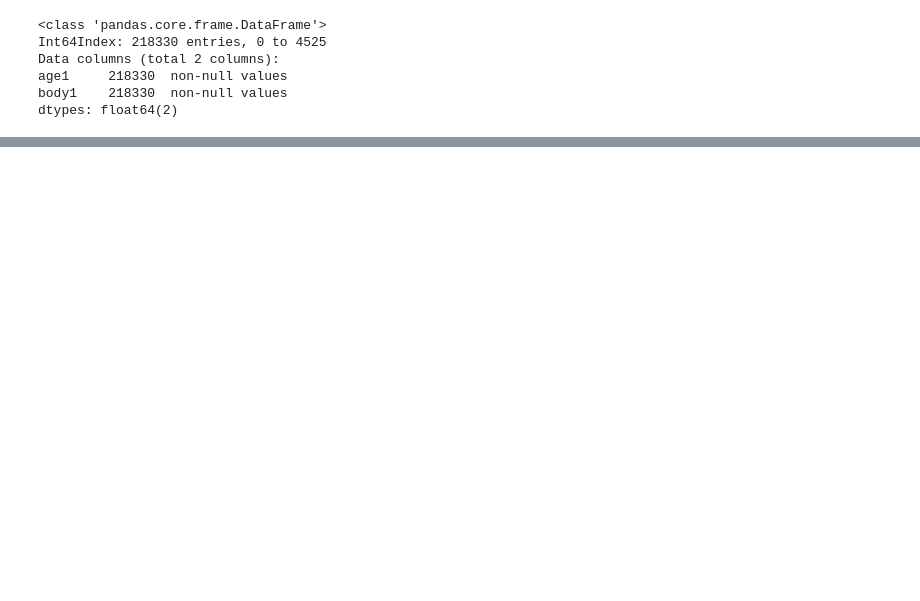
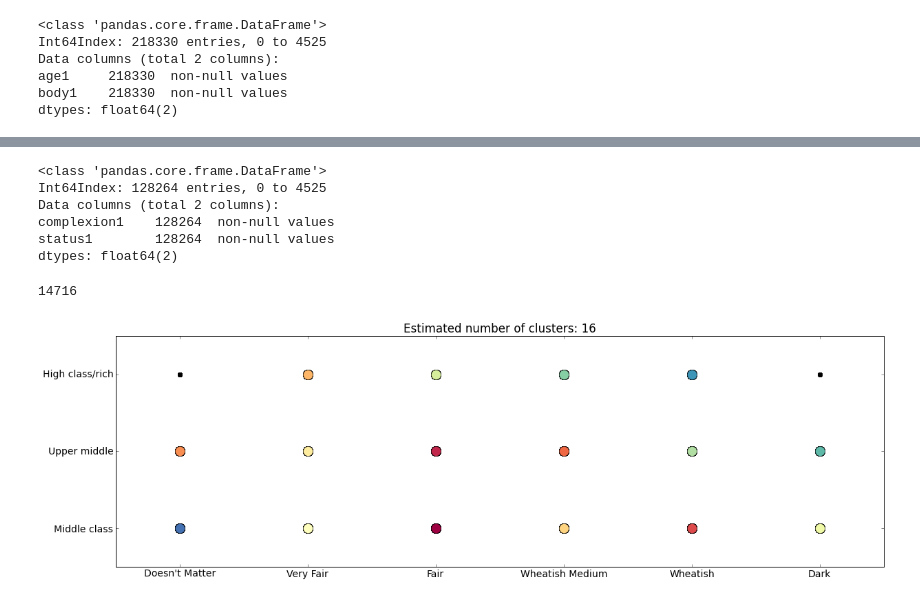
Before and after one commit to deadofied/ac299r, a Jupyter notebook: dbscan.ipynb, the cells around one changed output, grey strips where cells are left out. Drawn from its saved outputs; the diff is of its cells as text; code cells hidden in the pictures; blank space fills up the shorter version.

```diff
--- a/dbscan.ipynb
+++ b/dbscan.ipynb
@@ -381,0 +436,61 @@ Adjusted Mutual Information: -0.000
+# %%
+profiles.complexion1 = profiles.complexion1.replace({'Doesn\'t Matter':0, 'Very Fair ': 1, 'Very Fair': 1, 'Fair ': 2, 'Fair': 2, 'Whetish Medium ': 4, 'Whetish Medium': 4, 'Wheatish': 3, 'Wheatish ':3, 'Dark ':5, 'Dark':5})
+profiles['complexion1']=profiles['complexion1'].map(lambda x: int(x) if not math.isnan(x) else None)
+# %%
+profilesD = profiles[['complexion1', 'status1']]
+profilesD = profilesD.dropna()
+print profilesD
+# %% [output]
+<class 'pandas.core.frame.DataFrame'>
+Int64Index: 128264 entries, 0 to 4525
+Data columns (total 2 columns):
+complexion1    128264  non-null values
+status1        128264  non-null values
+dtypes: float64(2)
+# %%
+rows = np.random.choice(profilesD.index.values, 1000)
+sampled_df = profilesD.ix[rows]
+num = len(sampled_df)
+print num
+
+X, labels_true = make_blobs(n_samples=num, centers=centers, cluster_std=0.4, random_state=0)
+
+X[:,0] = sampled_df.complexion1
+X[:,1] = sampled_df.status1
+# %% [output]
+14716
+# %%
+db = DBSCAN(eps=0.3, min_samples=25).fit(X)
+core_samples = db.core_sample_indices_
+labels = db.labels_
+
+# Number of clusters in labels, ignoring noise if present.
+n_clusters_ = len(set(labels)) - (1 if -1 in labels else 0)
+# %%
+unique_labels = set(labels)
+colors = pl.cm.Spectral(np.linspace(0, 1, len(unique_labels)))
+for k, col in zip(unique_labels, colors):
+    if k == -1:
+        # Black used for noise.
+        col = 'k'
+        markersize = 6
+    class_members = [index[0] for index in np.argwhere(labels == k)]
+    cluster_core_samples = [index for index in core_samples
+                            if labels[index] == k]
+    for index in class_members:
+        x = X[index]
+        if index in core_samples and k != -1:
+            markersize = 14
+        else:
+            markersize = 6
+        pl.plot(x[0], x[1], 'o', markerfacecolor=col,
+                markeredgecolor='k', markersize=markersize)
+
+pl.title('Estimated number of clusters: %d' % n_clusters_)
+pl.ylim(0.5, 3.5)
+pl.xlim(-0.5, 5.5)
+pl.xticks([0,1,2,3,4,5], ["Doesn't Matter", "Very Fair", "Fair", "Wheatish Medium", "Wheatish", "Dark"])
+pl.yticks([1,2,3], ["Middle class", "Upper middle", "High class/rich"])
+pl.show()
+# %% [output]
+[figure, added]
```
Also changed, not shown: parts of 14 cells of this notebook.
